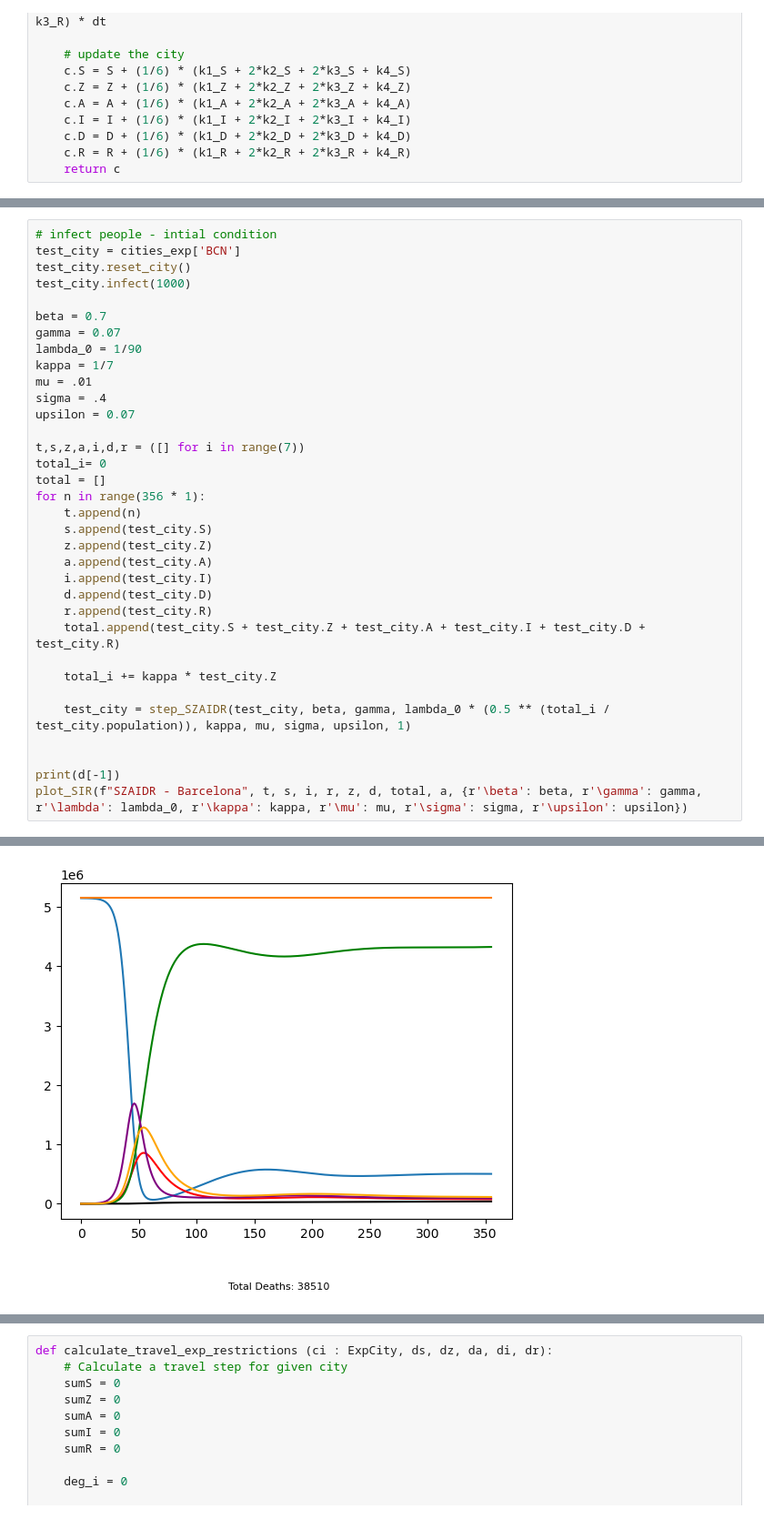
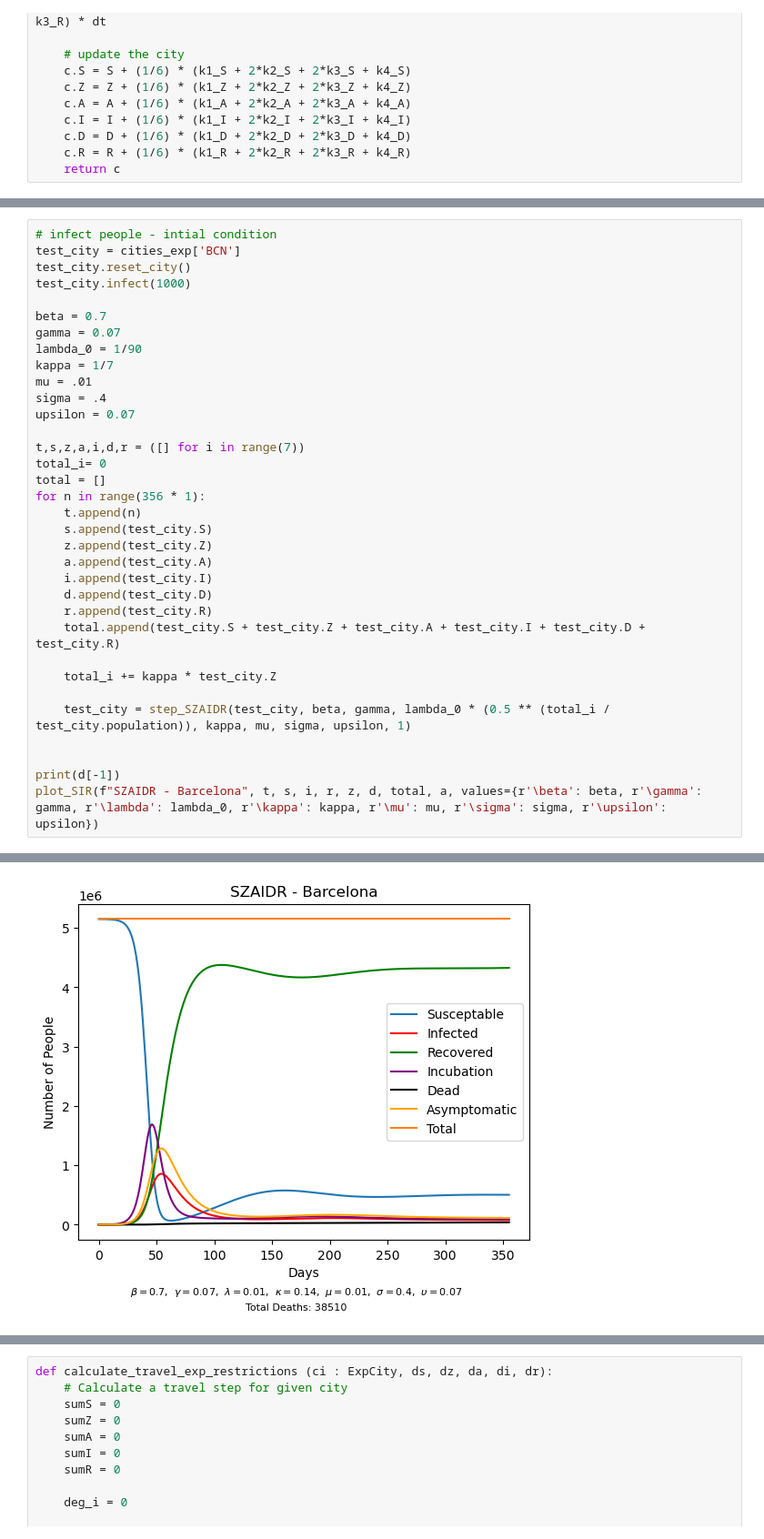
Before and after one commit to LoloSpirit/PlagueInc, a Jupyter notebook: Ausarbeitung_Projekt.ipynb, the cells around one changed output, grey strips where cells are left out. Shown at 91% size. Cells and saved outputs as stored; diff of their text form.

```diff
--- a/Ausarbeitung_Projekt.ipynb
+++ b/Ausarbeitung_Projekt.ipynb
@@ -921,6 +925,6 @@ for n in range(356 * 1):
 
 
 print(d[-1])
-plot_SIR(f"SZAIDR - Barcelona", t, s, i, r, z, d, total, a, {r'\beta': beta, r'\gamma': gamma, r'\lambda': lambda_0, r'\kappa': kappa, r'\mu': mu, r'\sigma': sigma, r'\upsilon': upsilon})
+plot_SIR(f"SZAIDR - Barcelona", t, s, i, r, z, d, total, a, values={r'\beta': beta, r'\gamma': gamma, r'\lambda': lambda_0, r'\kappa': kappa, r'\mu': mu, r'\sigma': sigma, r'\upsilon': upsilon})
 # %% [output]
 38510.08591991056
@@ -928 +931 @@ TypeError: unhashable type: 'dict'
-[figure, old version]
+[figure, new version]
```
Also changed, not shown: parts of 9 cells of this notebook, 1 other file.
